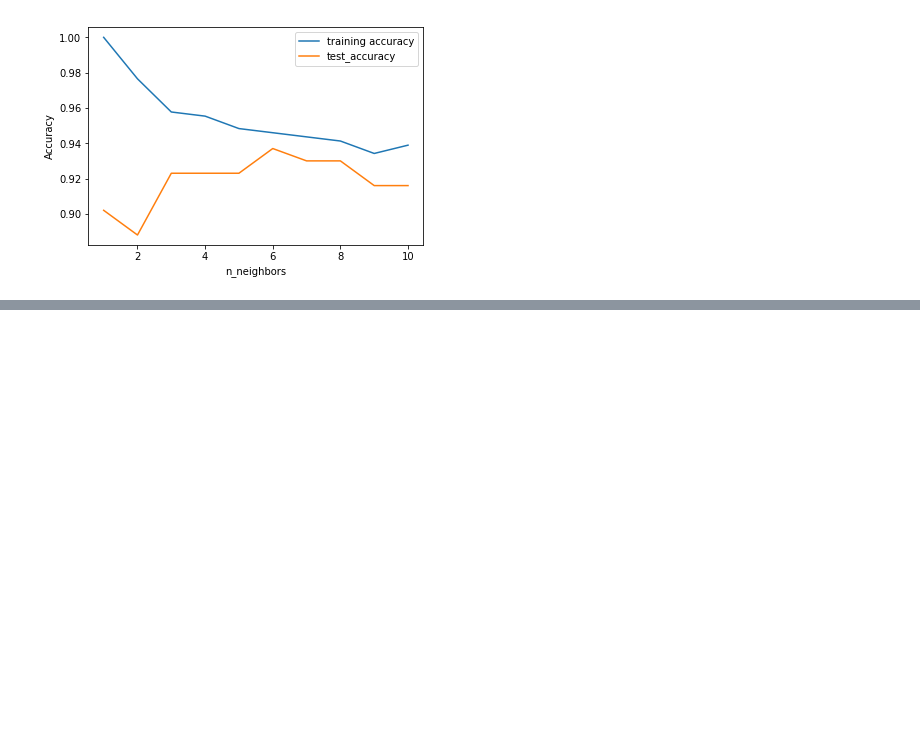
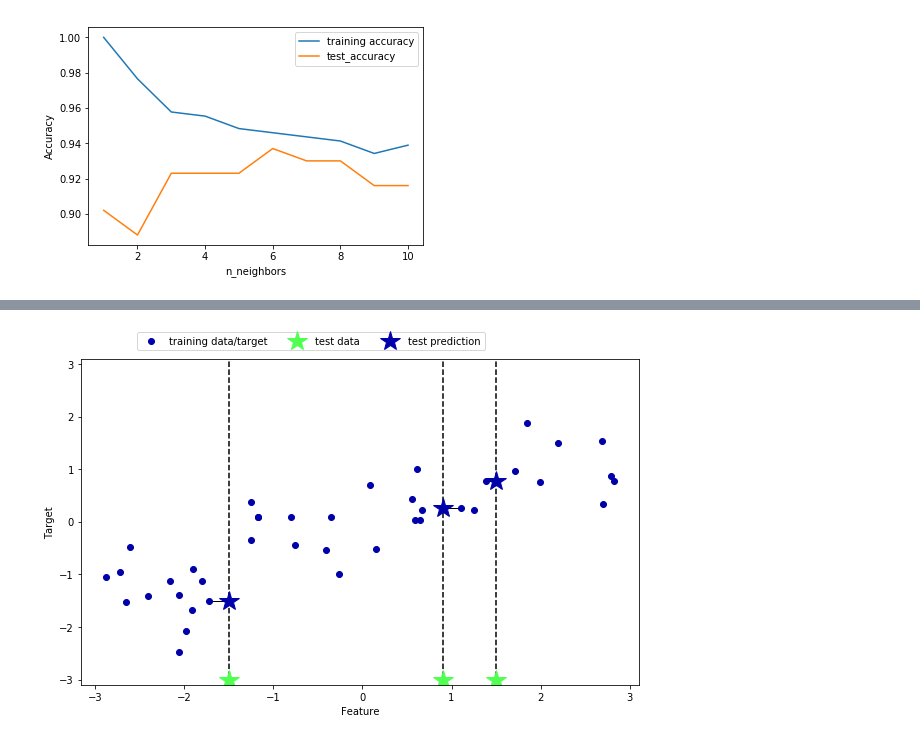
Before and after one commit to Patabu2/machine_learning_study, a Jupyter notebook: Chapter 2- Supervised learning.ipynb, the cells around one changed output, grey strips where cells are left out. Saved outputs shown, nothing was run; the diff lists cells and outputs as text; code cells hidden in the pictures; blank space fills up the shorter version.

```diff
--- a/Chapter 2- Supervised learning.ipynb
+++ b/Chapter 2- Supervised learning.ipynb
@@ -118,0 +135,5 @@ plt.show()
+# %%
+# Plot a sample predictions graph with a single closest neighbor
+mglearn.plots.plot_knn_regression(n_neighbors = 1)
+# %% [output]
+[figure, added]
```
Also changed, not shown: parts of 20 cells of this notebook.
